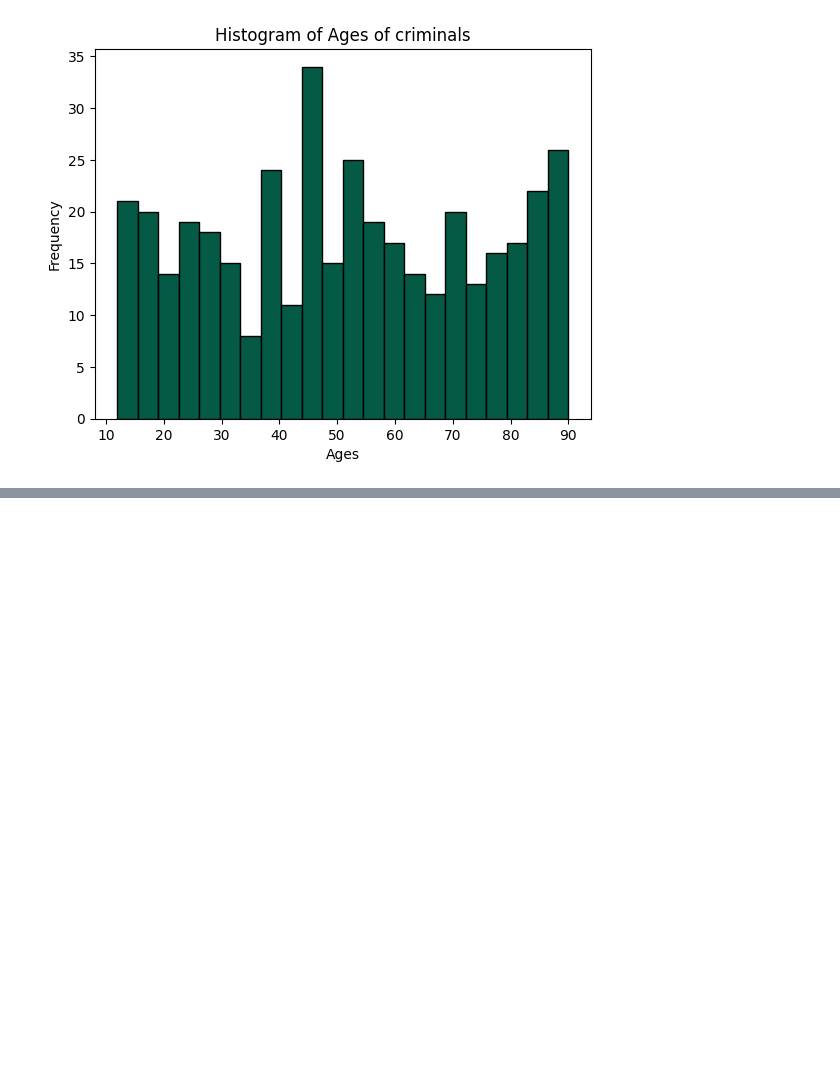
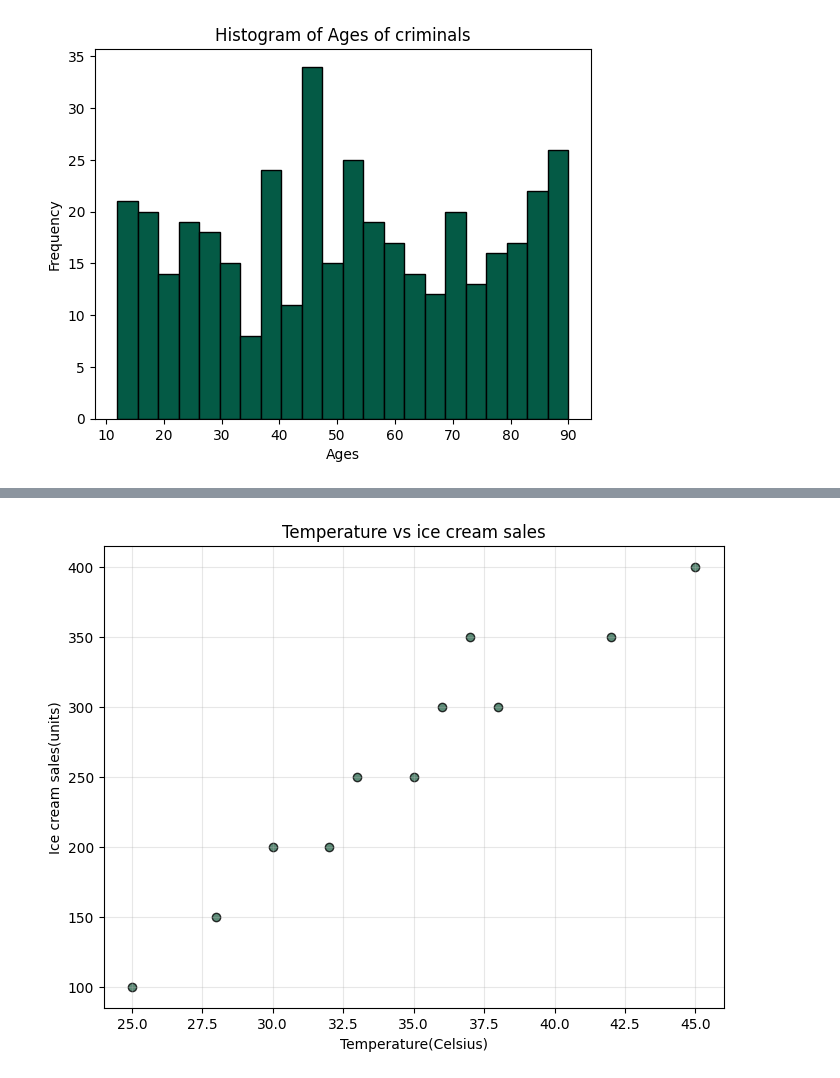
Before and after one commit to SisirBhargav/Zeta-aiml, a Jupyter notebook: Adclass.ipynb, the cells around one changed output, grey strips where cells are left out. Drawn from its saved outputs; the diff is of its cells as text; code cells hidden in the pictures; blank space fills up the shorter version.

```diff
--- a/Adclass.ipynb
+++ b/Adclass.ipynb
@@ -645,0 +828,16 @@ df = pd.DataFrame(data)
+# %%
+import matplotlib.pyplot as plt
+#sample data
+temperature = [25,28,32,35,38,42,45,30,33,36,37] #temp in celsius
+ice_cream_sales = [100,150,200,250,300,350,400,200,250,300,350]# in units
+
+#scatter plot
+plt.figure(figsize=(8,6))
+plt.scatter(temperature,ice_cream_sales,color='#356f56',edgecolor='black',alpha=0.8)
+plt.title("Temperature vs ice cream sales")
+plt.xlabel("Temperature(Celsius)")
+plt.ylabel("Ice cream sales(units)")
+plt.grid(alpha=0.3)
+plt.show()
+# %% [output]
+[figure, added]
```
Also changed, not shown: parts of 16 cells of this notebook.
